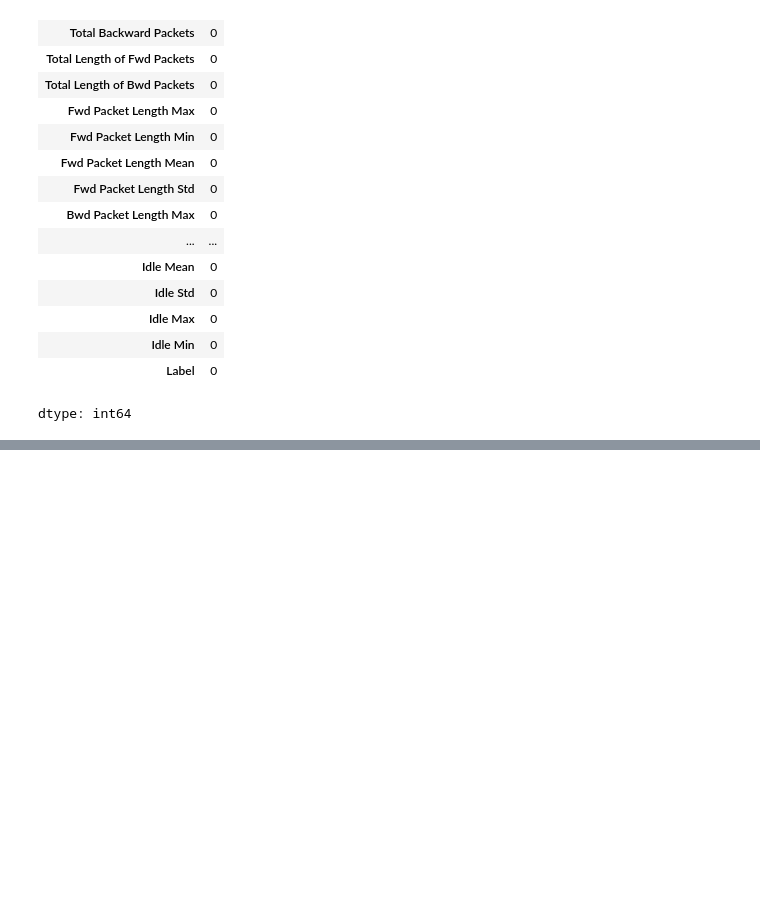
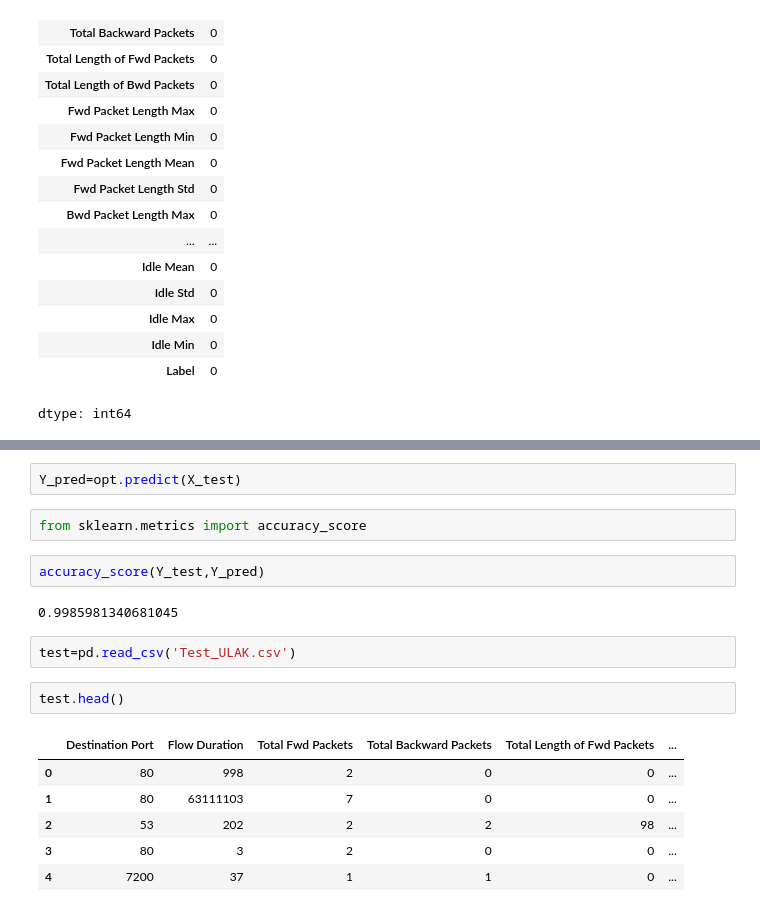
Before and after one commit to OmegaS48/Internship_NITP, a Jupyter notebook: Intern_Day5.ipynb, the cells around one changed output, grey strips where cells are left out. Saved outputs shown, nothing was run; the diff lists cells and outputs as text; blank space fills up the shorter version.

```diff
--- a/Intern_Day5.ipynb
+++ b/Intern_Day5.ipynb
@@ -124,0 +664,19 @@ dtype: int64
+# %%
+Y_pred=opt.predict(X_test)
+# %%
+from sklearn.metrics import accuracy_score
+# %%
+accuracy_score(Y_test,Y_pred)
+# %% [output]
+0.9985981340681045
+# %%
+test=pd.read_csv('Test_ULAK.csv')
+# %%
+test.head()
+# %% [output]
+|  | Destination Port | Flow Duration | Total Fwd Packets | Total Backward Packets | Total Length of Fwd Packets | ... |
+| 0 | 80 | 998 | 2 | 0 | 0 | ... |
+| 1 | 80 | 63111103 | 7 | 0 | 0 | ... |
+| 2 | 53 | 202 | 2 | 2 | 98 | ... |
+| 3 | 80 | 3 | 2 | 0 | 0 | ... |
+| 4 | 7200 | 37 | 1 | 1 | 0 | ... |
```
Also changed, not shown: parts of 82 cells of this notebook.
